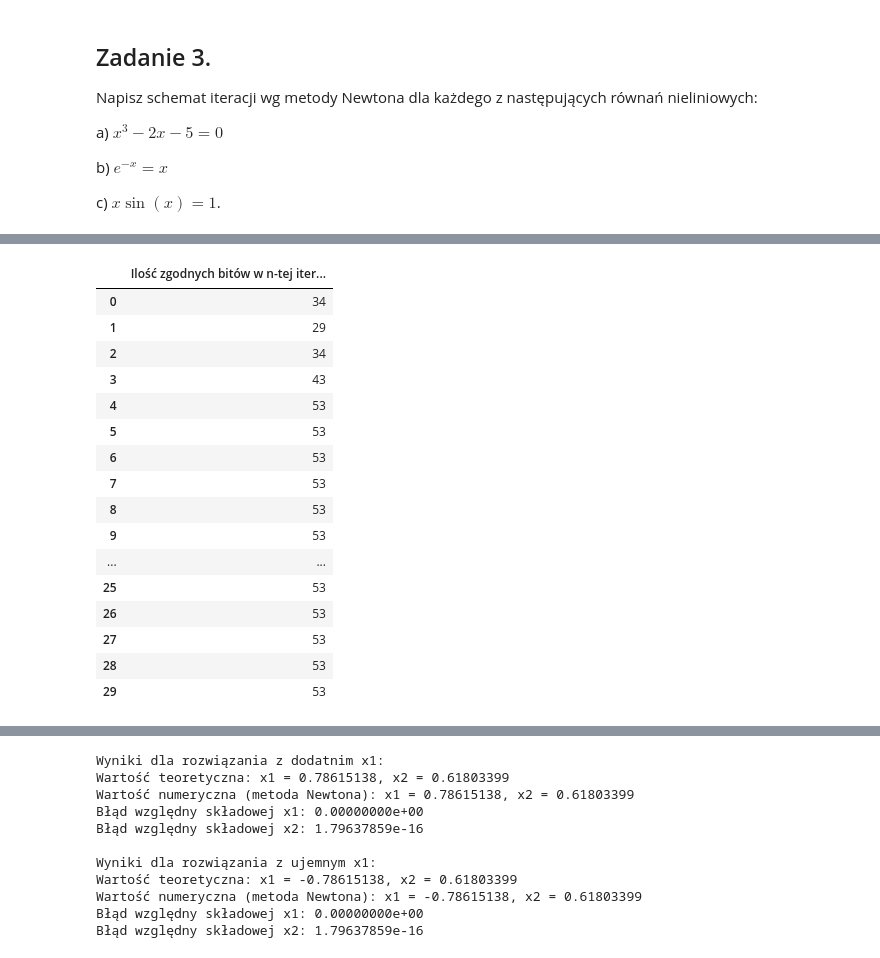
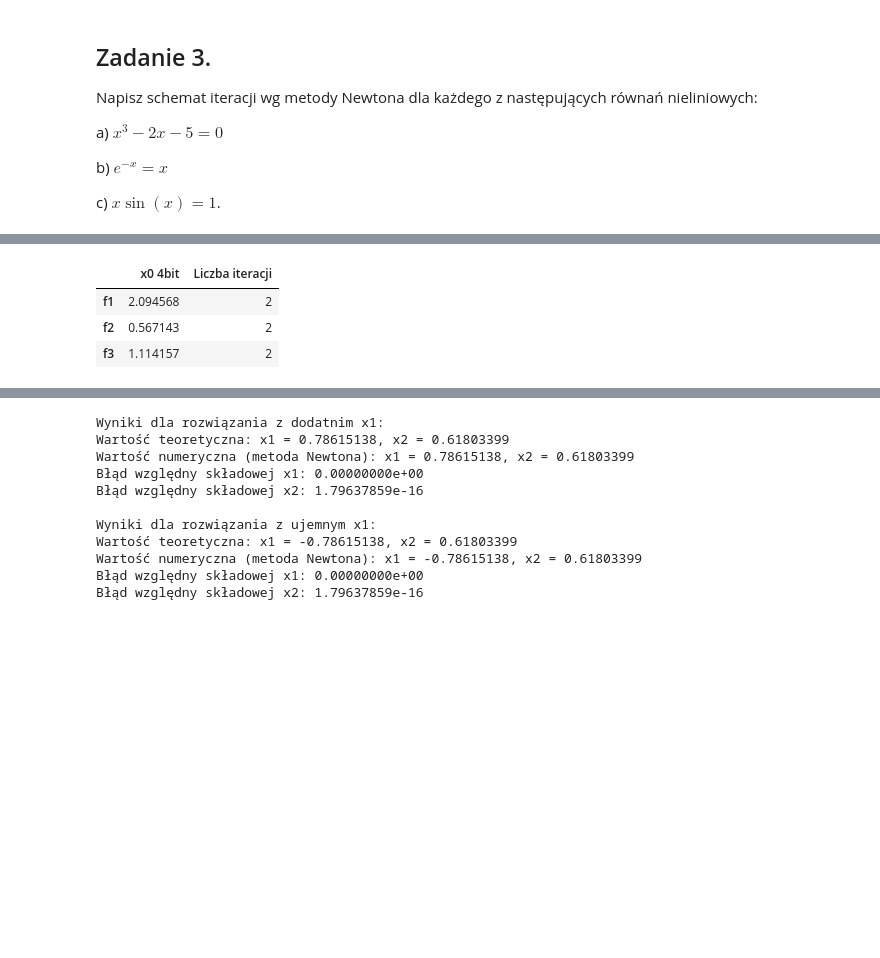
Before and after one commit to depebul/MOWNIT, a Jupyter notebook: lab08/mownit_lab08.ipynb, the cells around one changed output, grey strips where cells are left out. Drawn from its saved outputs; the diff is of its cells as text; code cells hidden in the pictures; blank space fills up the shorter version.

```diff
--- a/lab08/mownit_lab08.ipynb
+++ b/lab08/mownit_lab08.ipynb
@@ -388,43 +385,55 @@ def iter_b(x):
 def iter_c(x):
     return x - f_c(x) / df_c(x)
 # %%
-def bitdifference(a, b):
-    xor = np.float64(a).view(np.int64) ^ np.float64(b).view(np.int64)
-    differing_bits = bin(xor).count("1")
-    matching_bits = 64 - 11 - differing_bits
-    return matching_bits
-
-
-def solve_iter_iterative(iter_fun, x0, true, max_iter=30):
-    print("Iteracja funkcji ", iter_fun.__name__)
-    result = []
-    x = x0
-    for i in range(max_iter):
-        prec = bitdifference(x, true)
-        # print("W iteracji ", i, " bity zgadzają się na ", prec, " pozycjach.")
-        result.append(prec)
-        x = iter_fun(x)
-
-    df = pd.DataFrame({"Ilość zgodnych bitów w n-tej iteracji": result})
-    display(df)
-
-    return result[-1]
-
-
 real_solutions = np.array(
-    [2.0945514815423265, 0.567143290409784, 1.1141571408719293], dtype=np.float64
+    [2.0945514815423, 0.56714352628852, 1.1141571408719293], dtype=np.double
 )
 
 
-solutions = pd.DataFrame(
-    {
-        "Maksymalna precyzja w ilości zgodnych bitów": [
-            solve_iter_iterative(iter_a, 2, real_solutions[0]),
-            solve_iter_iterative(iter_b, 0.5, real_solutions[0]),
-            solve_iter_iterative(iter_c, 1, real_solutions[0]),
-        ]
-    }
+def solve_iter_with_precision_iterative(iter_fun, x0, tolerance=1e-7, max_iter=1000):
+    x = x0
+    for iteration in range(max_iter):
+        x_next = iter_fun(x)
+        if abs(x_next - x) <= tolerance:
+            return x_next, iteration + 1
+        x = x_next
+    return x, max_iter
+
+
+solutions4bit_results = [
+    solve_iter_with_precision_iterative(iter_a, np.double(2), np.pow(1 / 2, 4)),
+    solve_iter_with_precision_iterative(iter_b, np.double(0.5), np.pow(1 / 2, 4)),
+    solve_iter_with_precision_iterative(iter_c, np.double(1), np.pow(1 / 2, 4)),
+]
+
+
+solutions4bit = [result[0] for result in solutions4bit_results]
+
+
+solutions4bit_data = pd.DataFrame(
+    [[res[0], res[1]] for res in solutions4bit_results],
+    ["f1", "f2", "f3"],
+    columns=["x0 4bit", "Liczba iteracji"],
 )
 
-display(solutions)
+
+solutions24bit = pd.DataFrame(
+    [
+        solve_iter_with_precision_iterative(
+            iter_a, solutions4bit[0], np.pow(1 / 2, 24)
+        ),
+        solve_iter_with_precision_iterative(
+            iter_b, solutions4bit[1], np.pow(1 / 2, 24)
+        ),
+        solve_iter_with_precision_iterative(
+            iter_c, solutions4bit[2], np.pow(1 / 2, 24)
+        ),
+    ],
+    ["f1", "f2", "f3"],
+    columns=["x0 24bit", "Liczba iteracji"],
+)
+print("Rozwiązania 4bit:")
+display(solutions4bit_data)
+print("Rozwiązania 24bit:")
+display(solutions24bit)
 # %% [output]
@@ -432,17 +441,4 @@ Iteracja funkcji  iter_a
-|  | Ilość zgodnych bitów w n-tej iter... |
-| 0 | 34 |
-| 1 | 29 |
-| 2 | 34 |
-| 3 | 43 |
-| 4 | 53 |
-| 5 | 53 |
-| 6 | 53 |
-| 7 | 53 |
-| 8 | 53 |
-| 9 | 53 |
-| ... | ... |
-| 25 | 53 |
-| 26 | 53 |
-| 27 | 53 |
-| 28 | 53 |
-| 29 | 53 |
+|  | x0 4bit | Liczba iteracji |
+| f1 | 2.094568 | 2 |
+| f2 | 0.567143 | 2 |
+| f3 | 1.114157 | 2 |
```
Also changed, not shown: parts of 8 cells of this notebook, 1 other file.
